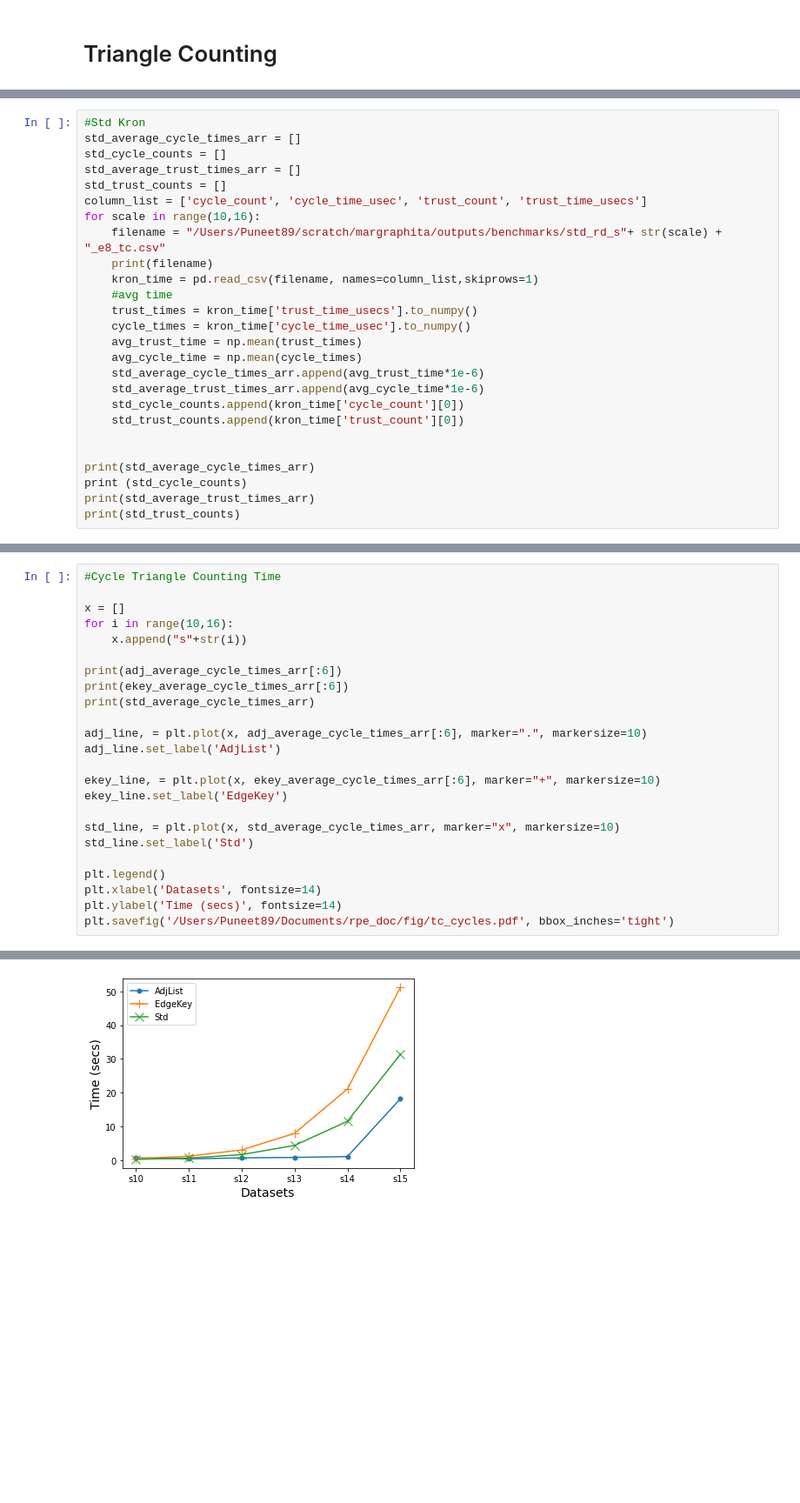
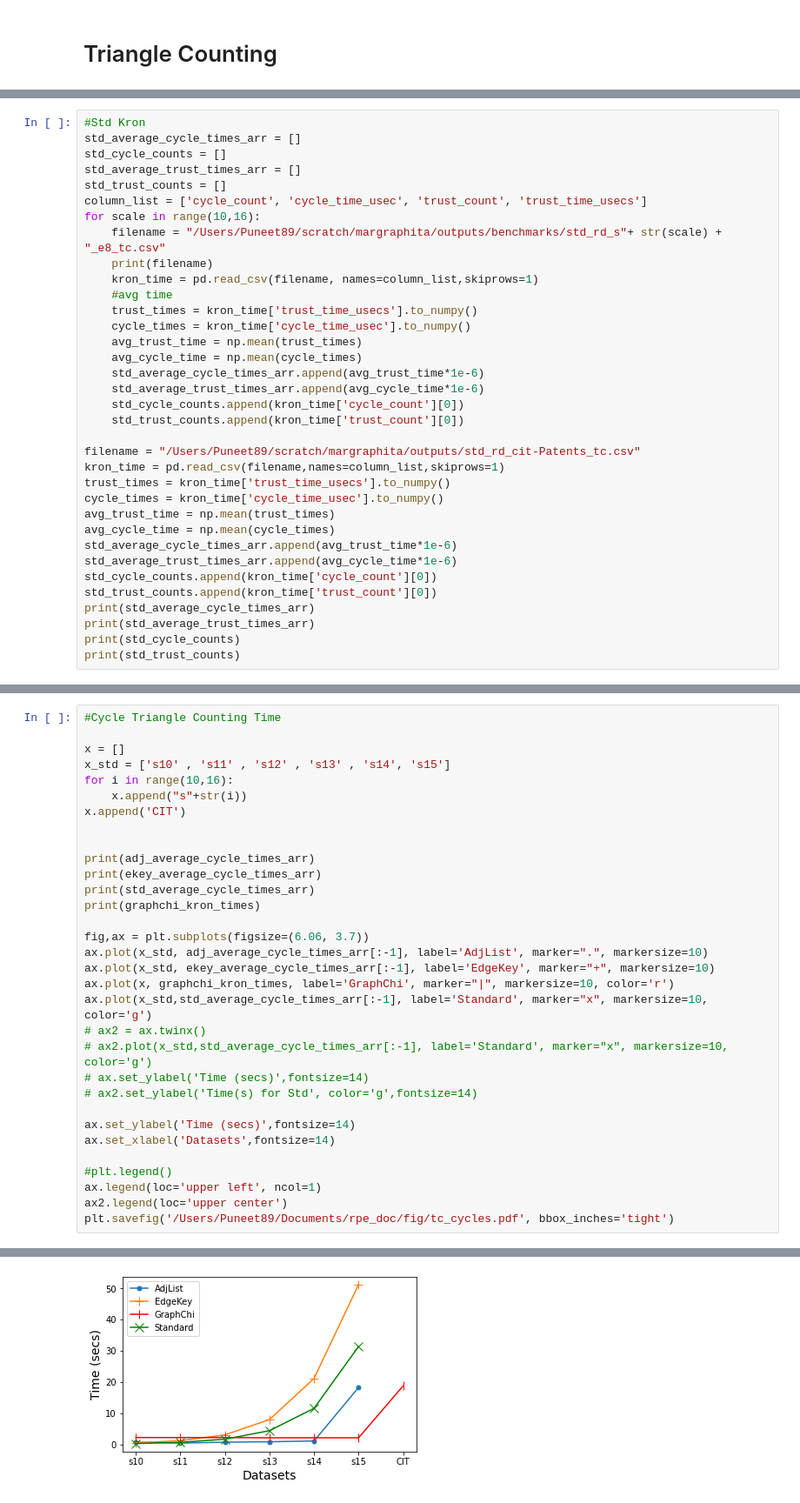
Before and after one commit to ubc-systopia/margraphita, a Jupyter notebook: outputs/plots/Plots.ipynb, the cells around one changed output, grey strips where cells are left out. Shown: that part at 87% size. Saved outputs shown, nothing was run; the diff lists cells and outputs as text; blank space fills up the shorter version.

Commit message:
plots from laptop

```diff
--- a/outputs/plots/Plots.ipynb
+++ b/outputs/plots/Plots.ipynb
@@ -412,10 +381,19 @@ for scale in range(10,16):
     std_cycle_counts.append(kron_time['cycle_count'][0])
     std_trust_counts.append(kron_time['trust_count'][0])
 
-
+filename = "/Users/Puneet89/scratch/margraphita/outputs/std_rd_cit-Patents_tc.csv"
+kron_time = pd.read_csv(filename,names=column_list,skiprows=1)
+trust_times = kron_time['trust_time_usecs'].to_numpy()
+cycle_times = kron_time['cycle_time_usec'].to_numpy()
+avg_trust_time = np.mean(trust_times)
+avg_cycle_time = np.mean(cycle_times)
+std_average_cycle_times_arr.append(avg_trust_time*1e-6)
+std_average_trust_times_arr.append(avg_cycle_time*1e-6)
+std_cycle_counts.append(kron_time['cycle_count'][0])
+std_trust_counts.append(kron_time['trust_count'][0])
 print(std_average_cycle_times_arr)
-print (std_cycle_counts)
 print(std_average_trust_times_arr)
+print(std_cycle_counts)
 print(std_trust_counts)
 # %% [output]
 /Users/Puneet89/scratch/margraphita/outputs/benchmarks/std_rd_s10_e8_tc.csv
@@ -432,24 +433,32 @@ print(std_trust_counts)
 #Cycle Triangle Counting Time
 
 x = []
+x_std = ['s10' , 's11' , 's12' , 's13' , 's14', 's15']
 for i in range(10,16):
     x.append("s"+str(i))
+x.append('CIT')
 
-print(adj_average_cycle_times_arr[:6])
-print(ekey_average_cycle_times_arr[:6])
+
+print(adj_average_cycle_times_arr)
+print(ekey_average_cycle_times_arr)
 print(std_average_cycle_times_arr)
+print(graphchi_kron_times)
 
-adj_line, = plt.plot(x, adj_average_cycle_times_arr[:6], marker=".", markersize=10)
-adj_line.set_label('AdjList')
+fig,ax = plt.subplots(figsize=(6.06, 3.7))
+ax.plot(x_std, adj_average_cycle_times_arr[:-1], label='AdjList', marker=".", markersize=10)
+ax.plot(x_std, ekey_average_cycle_times_arr[:-1], label='EdgeKey', marker="+", markersize=10)
+ax.plot(x, graphchi_kron_times, label='GraphChi', marker="|", markersize=10, color='r')
+ax.plot(x_std,std_average_cycle_times_arr[:-1], label='Standard', marker="x", markersize=10, color='g')
+# ax2 = ax.twinx()
+# ax2.plot(x_std,std_average_cycle_times_arr[:-1], label='Standard', marker="x", markersize=10, color='g')
+# ax.set_ylabel('Time (secs)',fontsize=14)
+# ax2.set_ylabel('Time(s) for Std', color='g',fontsize=14)
 
-ekey_line, = plt.plot(x, ekey_average_cycle_times_arr[:6], marker="+", markersize=10)
-ekey_line.set_label('EdgeKey')
+ax.set_ylabel('Time (secs)',fontsize=14)
+ax.set_xlabel('Datasets',fontsize=14)
 
-std_line, = plt.plot(x, std_average_cycle_times_arr, marker="x", markersize=10)
-std_line.set_label('Std')
-
-plt.legend()
-plt.xlabel('Datasets', fontsize=14)
-plt.ylabel('Time (secs)', fontsize=14)
+#plt.legend()
+ax.legend(loc='upper left', ncol=1)
+ax2.legend(loc='upper center')
 plt.savefig('/Users/Puneet89/Documents/rpe_doc/fig/tc_cycles.pdf', bbox_inches='tight')
 # %% [output]
@@ -459,4 +469,4 @@ plt.savefig('/Users/Puneet89/Documents/rpe_doc/fig/tc_cycles.pdf', bbox_inches='
-[figure, old version]
+[figure, new version]
 # %%
 #Trust Triangle Counting Time
 
```
Also changed, not shown: parts of 14 cells of this notebook, 2 other files.
